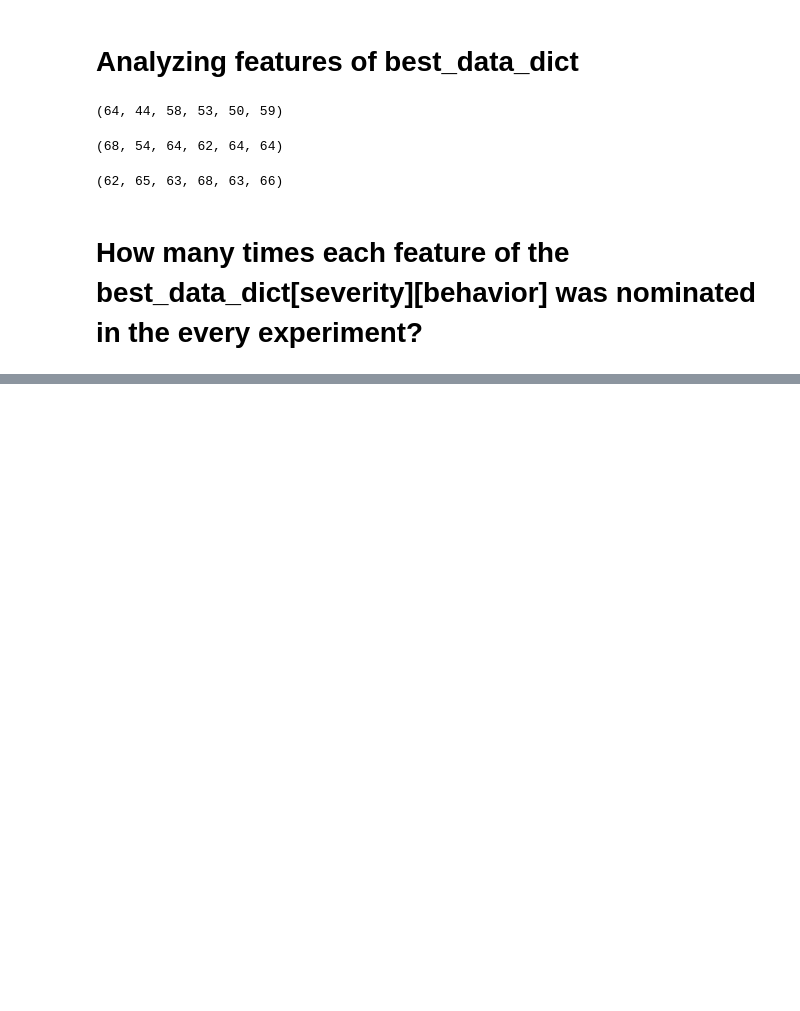
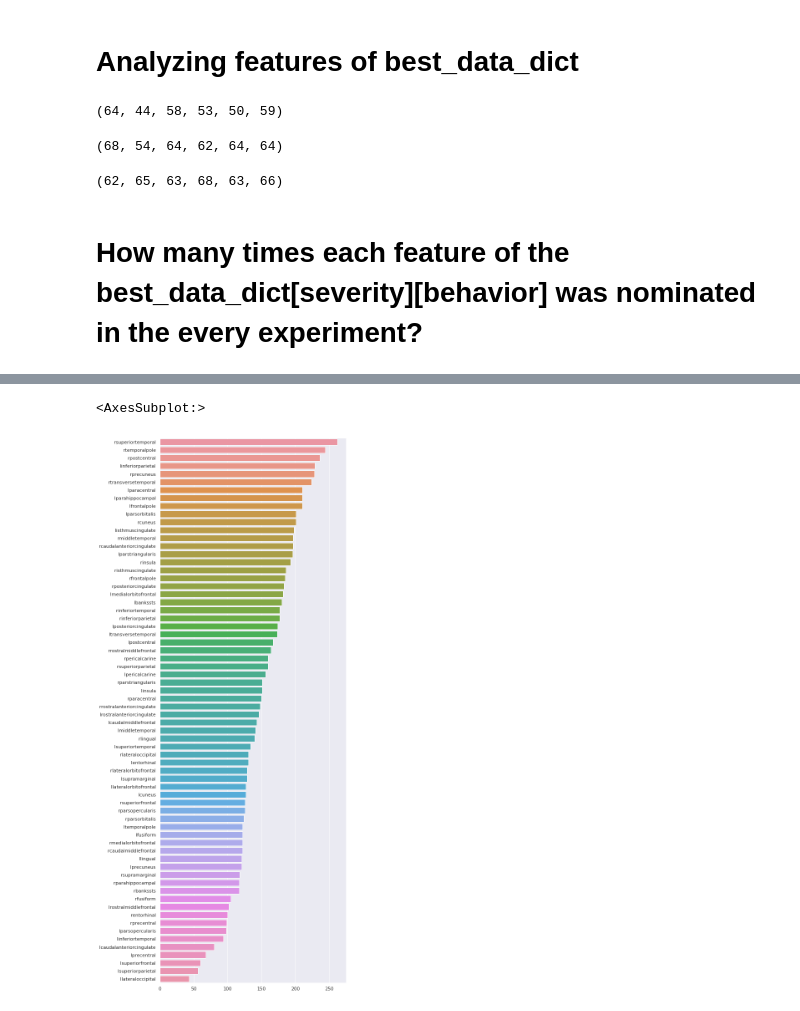
Before and after one commit to silk1100/behavioralProject, a Jupyter notebook: notebooks/13_Common_Features_Among_SRS.ipynb, the cells around one changed output, grey strips where cells are left out. Saved outputs shown, nothing was run; the diff lists cells and outputs as text; code cells hidden in the pictures; blank space fills up the shorter version.

```diff
--- a/notebooks/13_Common_Features_Among_SRS.ipynb
+++ b/notebooks/13_Common_Features_Among_SRS.ipynb
@@ -528,0 +598,19 @@ sorted(feats_sev_beh_counter['mild']['awa'].items(), key=lambda kv: kv[1], rever
+# %%
+selected_feats_beh_cntr = {}
+for sev in feats_sev_beh_counter_clean:
+    beh_dict = feats_sev_beh_counter_clean[sev]
+    for data_key in beh_dict:
+        #
+        data_dict = beh_dict[data_key]
+
+        if data_key not in selected_feats_beh_cntr:
+            selected_feats_beh_cntr[data_key] = {}
+
+        for feat, cnt in data_dict.items():
+            sfeat = '_'.join(feat.split('_')[:-1])
+            if sfeat in selected_feats_beh_cntr[data_key]:
+                selected_feats_beh_cntr[data_key][sfeat] += cnt
+            else:
+                selected_feats_beh_cntr[data_key][sfeat] = cnt
+# %%
+most_selected_mot_feats = sorted(selected_feats_beh_cntr['mot'].items(), key=lambda x: x[1], reverse=True)
@@ -528,0 +627,20 @@ sorted(feats_sev_beh_counter['mild']['awa'].items(), key=lambda kv: kv[1], rever
+# %%
+morph_sorted = brain_reg_cntr_from_sorted_list(most_selected_mot_feats, 'brain')
+# %%
+morph_sorted_list = sorted(morph_sorted.items(), key=lambda x: x[1], reverse=True)
+# %%
+plt.figure(figsize=(8, 24))
+# bnames = list(map(lambda x: x[0], morph_sorted.items()))
+# cntr = list(map(lambda x: x[1], morph_sorted.items()))
+
+# bnames = list(map(lambda x: x[0], mot_feats_sorted))
+# cntr = list(map(lambda x: x[1], mot_feats_sorted))
+
+bnames = list(map(lambda x: x[0], morph_sorted_list))
+cntr = list(map(lambda x: x[1], morph_sorted_list))
+
+
+sns.barplot(y=bnames, x=cntr)
+# %% [output]
+<AxesSubplot:>
+[figure, added]
```
Also changed, not shown: parts of 25 cells of this notebook.
